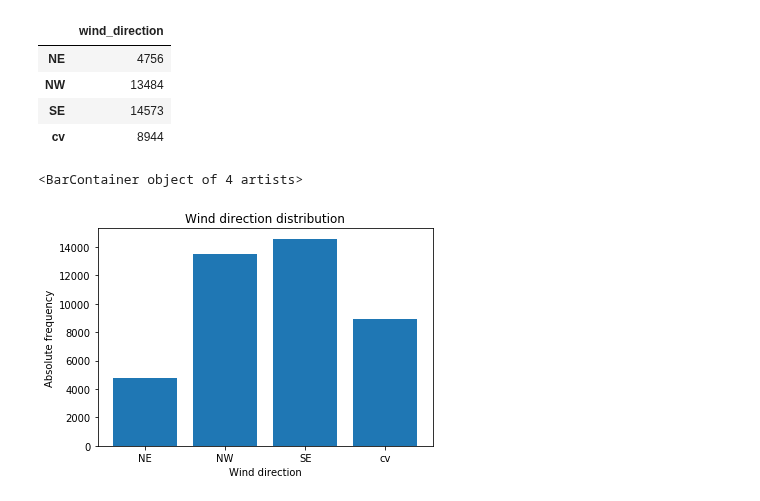
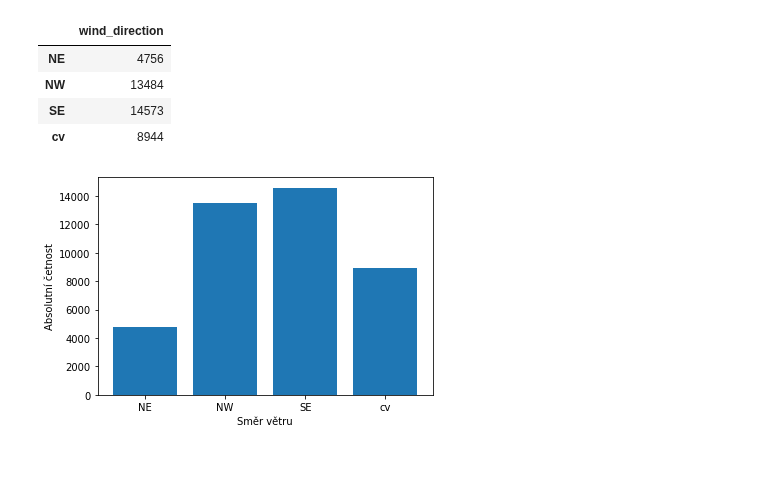
Before and after one commit to theazgra/dataAnalysisCourse, a Jupyter notebook: MAD_III/project/analysis.ipynb, the cells around one changed output. Drawn from its saved outputs; the diff is of its cells as text; code cells hidden in the pictures; blank space fills up the shorter version.

Commit message:
Lots of plots. New text in document.

```diff
--- a/MAD_III/project/analysis.ipynb
+++ b/MAD_III/project/analysis.ipynb
@@ -172,10 +206,11 @@ windDirDf
 | SE | 14573 |
 | cv | 8944 |
 # %%
-plt.title("Wind direction distribution")
-plt.xlabel("Wind direction")
-plt.ylabel("Absolute frequency")
+# plt.title("Absolut")
+plt.xlabel("Směr větru")
+plt.ylabel("Absolutní četnost")
+#plt.set_xticklabels(["a","b","c","d"])
 plt.bar(windDirDf.index.values,windDirDf.wind_direction.values)
+plt.savefig("wind_dir_dist.pdf")
 # %% [output]
-<BarContainer object of 4 artists>
-[figure, old version]
+[figure, new version]
```
Also changed, not shown: parts of 16 cells of this notebook, 19 other files.
